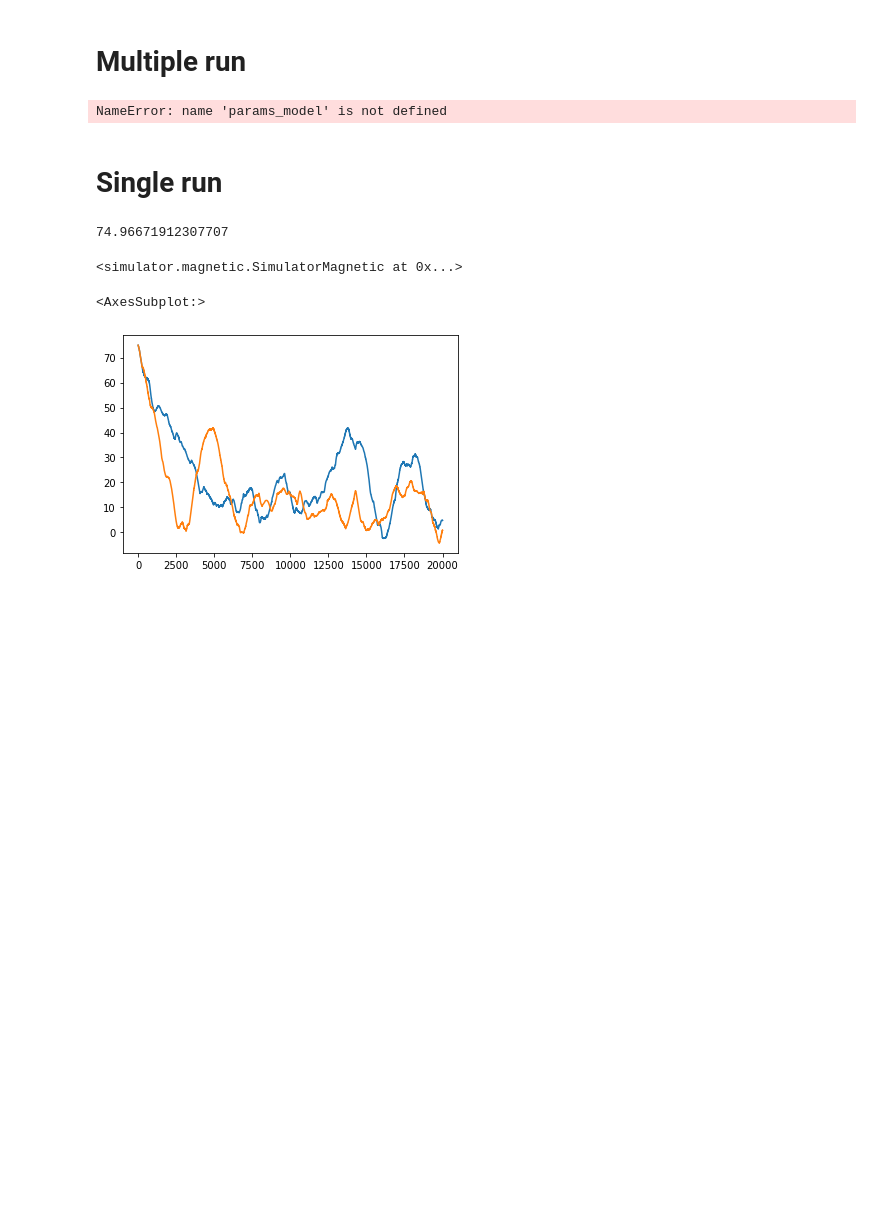
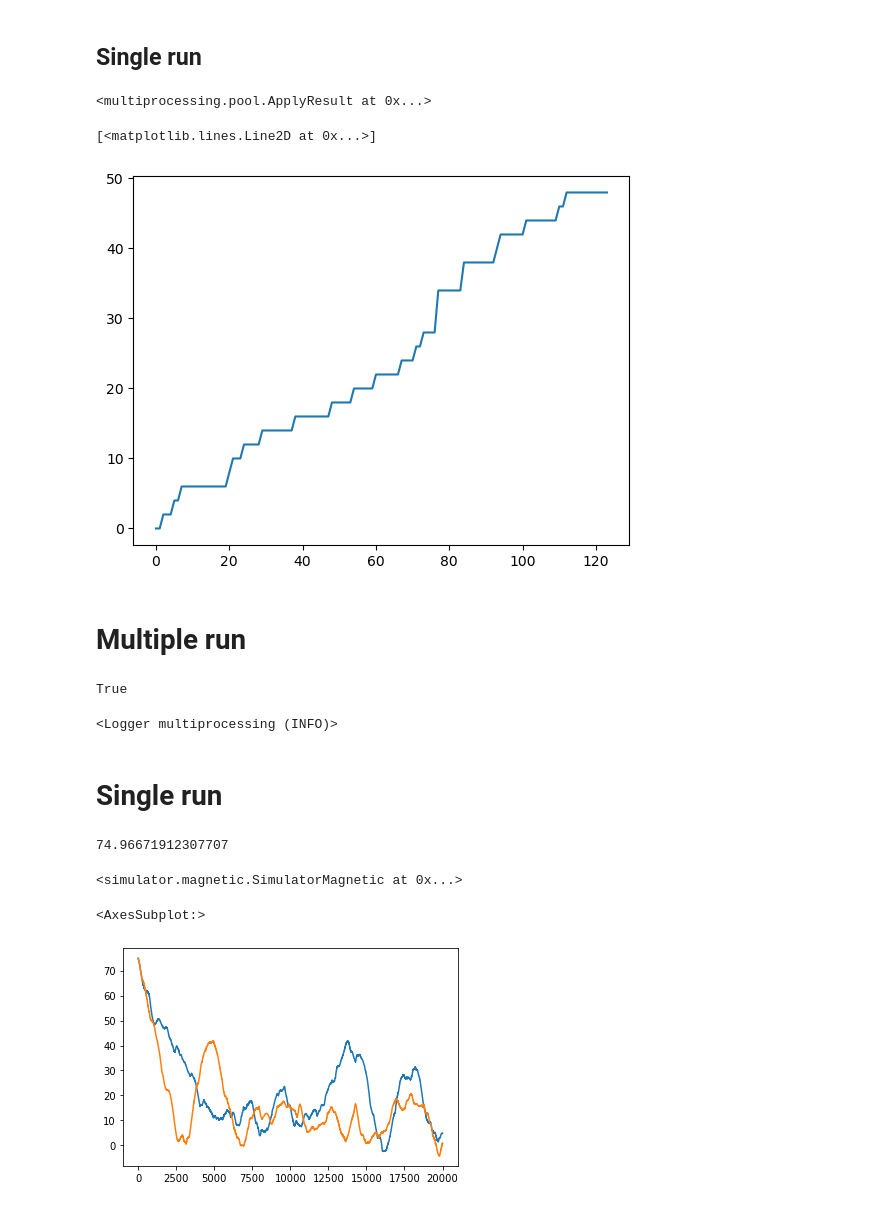
Before and after one commit to ashmat98/LJ-magnetic, a Jupyter notebook: Armen's parameters.ipynb, the cells around one changed output. Drawn from its saved outputs; the diff is of its cells as text; code cells hidden in the pictures; blank space fills up the shorter version.

Commit message:
calculate collisions; code profiling; performance impovements

```diff
--- a/Armen's parameters.ipynb
+++ b/Armen's parameters.ipynb
@@ -43,18 +44,33 @@ r_init = init_df[["X","Y","Z"]].values.T
 v_init = init_df[["Vx","Vy","Vz"]].values.T
 # %%
 params_model = {
-    "group_name": "Armen init 4",
+    "group_name": "Armen init 5 (dummy)",
     "sigma":1.0,
     "epsilon":1.0,
     "abc": np.array([(0.199)**-0.5, (0.120)**-0.5, (0.120)**-0.5]),
-    # "logger" : logger
+    "get_logger" : get_logger
 }
 params_simulation = {
-    "iteration_time" : 30000,
-    "dt" : 0.01,
+    "iteration_time" : 30,
+    "dt" : 0.001,
     "record_interval" : 5e-1,
     "algorithm" : "VERLET"
 }
+# %% [markdown]
+## Single run
+# %%
+sim1 = SimulatorMagnetic(Bz=1e-7, **params_model)
+sim1.r_init, sim1.v_init = r_init.copy(), v_init.copy()
+# history = sim1.simulate(**params_simulation);
+# %%
+pool.apply_async(sim1.simulate_async, kwds=params_simulation)
+# %% [output]
+<multiprocessing.pool.ApplyResult at 0x...>
+# %%
+plt.plot(sim1.get_history()["collisions"])
+# %% [output]
+[<matplotlib.lines.Line2D at 0x...>]
+[figure, added]
 # %% [markdown]
 # Multiple run
 # %%
@@ -69,9 +85,15 @@ for i in range(500):
     sim0.r_init, sim0.v_init = sim1.r_init, sim1.v_init
 
     pool.apply_async(sim1.simulate_async, kwds=params_simulation)
-    pool.apply_async(sim0.simulate_async, kwds=params_simulation)
+    res = pool.apply_async(sim0.simulate_async, kwds=params_simulation)
-# %% [output]
-NameError: name 'params_model' is not defined
+# %%
+res.successful()
+# %% [output]
+True
+# %%
+get_logger()
+# %% [output]
+<Logger multiprocessing (INFO)>
 # %% [markdown]
 # Single run
 # %%
```
Also changed, not shown: parts of 2 cells of this notebook, 5 other files.
